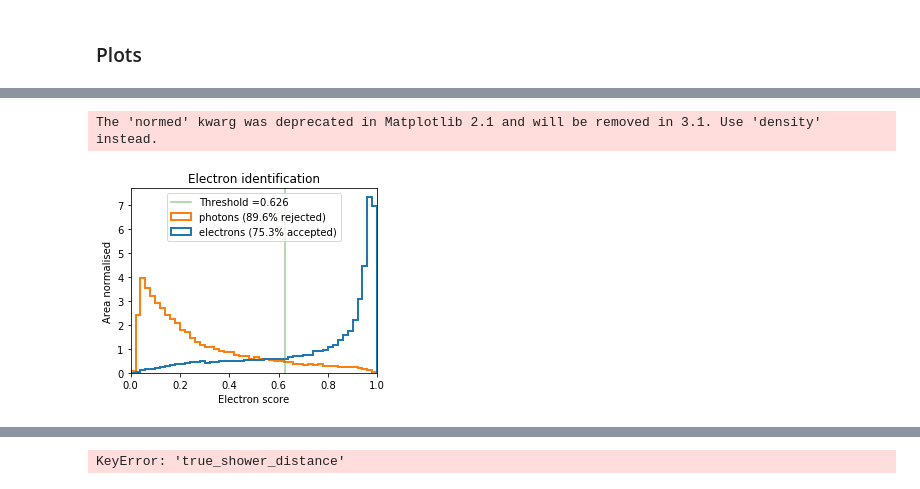
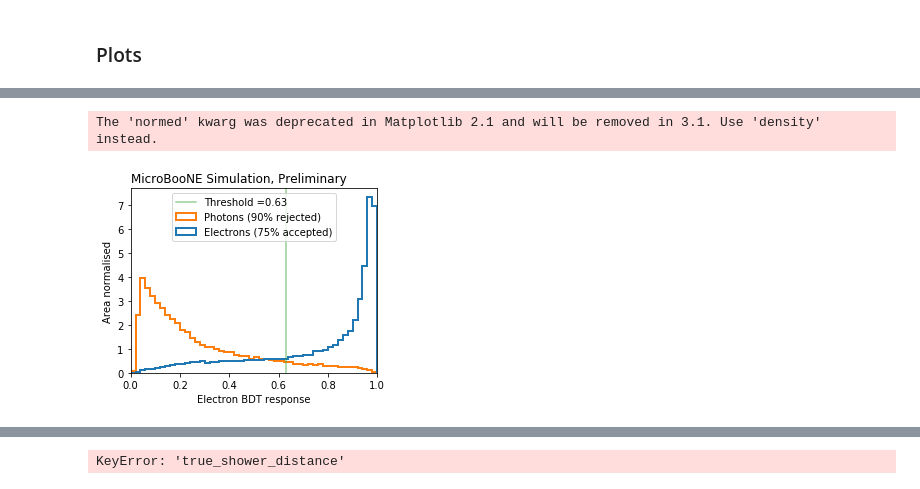
Before and after one commit to Wouter-VDP/nuecc_python, a Jupyter notebook: NueTruePlots.ipynb, the cells around one changed output, grey strips where cells are left out. Saved outputs shown, nothing was run; the diff lists cells and outputs as text; code cells hidden in the pictures.

```diff
--- a/NueTruePlots.ipynb
+++ b/NueTruePlots.ipynb
@@ -84,3 +84,5 @@ input_dir = "./input/Jun2020/"
 output_dir = "./output/nue/truth/"
 # %% [output]
 [interactive output not drawn]
+# %%
+title = "MicroBooNE Simulation, Preliminary"
@@ -272,35 +276,35 @@ photons = nu_frame.query(
 # %% [output]
 [interactive output not drawn]
 # %%
-cut = 0.626
+cut = 0.63
 e_pass = electrons.query("score>@cut")[weight].sum() / electrons[weight].sum()
 g_pass = photons.query("score>@cut")[weight].sum() / photons[weight].sum()
 
 fig, ax = plt.subplots(figsize=(4, 3.3), constrained_layout=True)
 
 ax.hist(
     [electrons["score"], photons["score"]],
     label=[
-        "electrons ({:.1%} accepted)".format(e_pass),
-        "photons ({:.1%} rejected)".format(1 - g_pass),
+        "Electrons ({:.0%} accepted)".format(e_pass),
+        "Photons ({:.0%} rejected)".format(1 - g_pass),
     ],
     range=(0, 1),
     bins=50,
     histtype="step",
     lw=2,
     normed=True,
 )
 ax.axvline(x=cut, label="Threshold =" + str(cut), color="C2", alpha=0.5)
 ax.legend(loc="upper center")
-ax.set_title("Electron identification")
-ax.set_xlabel("Electron score")
+ax.set_title(title, loc="left")
+ax.set_xlabel("Electron BDT response")
 ax.set_ylabel("Area normalised")
 ax.set_xlim(0, 1)
 
 fig.savefig(output_dir + "e_gamma_sep.pdf", bbox_inches="tight")
 # %% [output]
 The 'normed' kwarg was deprecated in Matplotlib 2.1 and will be removed in 3.1. Use 'density' instead.
-[figure, old version]
+[figure, new version]
 [interactive output not drawn]
 # %%
 # Everything below here is electron neutrino specific
```
Also changed, not shown: parts of 9 cells of this notebook, 29 other files.
